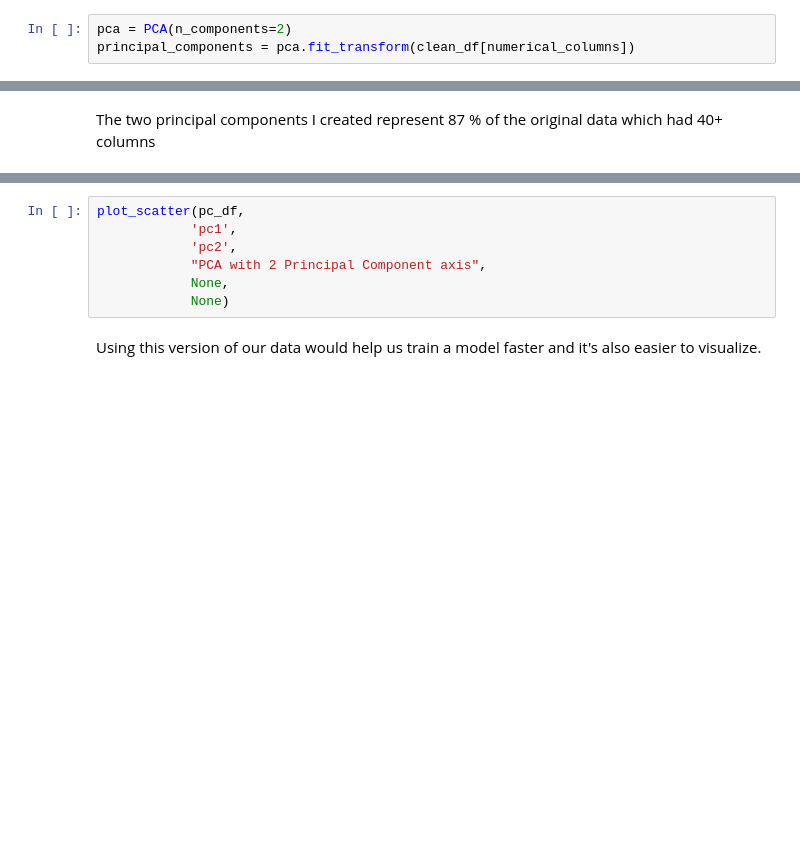
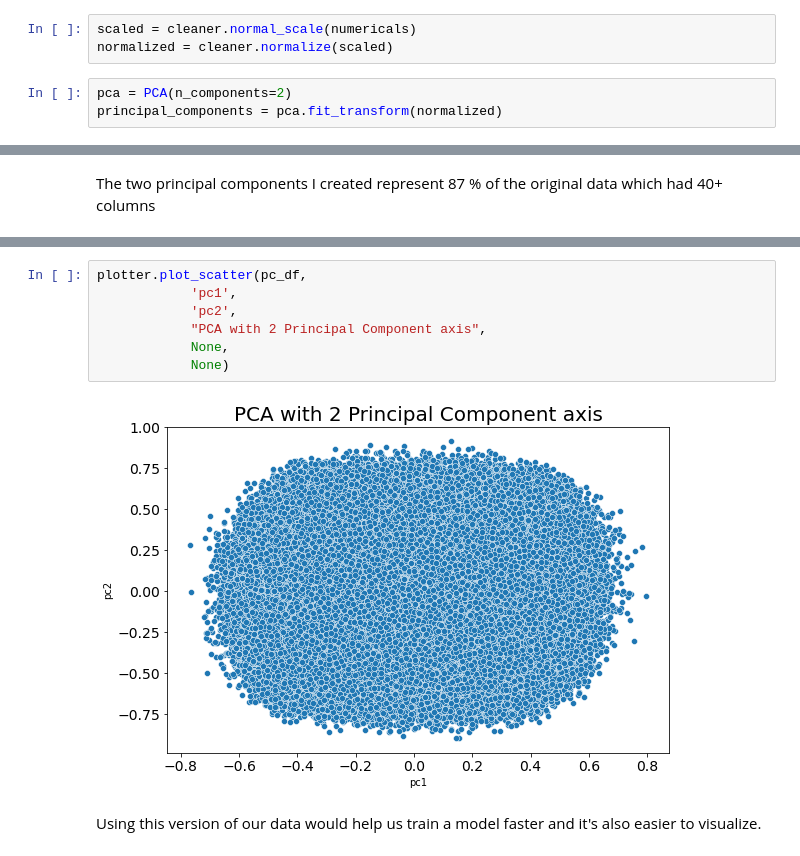
Before and after one commit to Hen0k/TellCo-user-analysis, a Jupyter notebook: notebooks/1-User-Overview-Analysis.ipynb, the cells around one changed output, grey strips where cells are left out. Drawn from its saved outputs; the diff is of its cells as text; blank space fills up the shorter version.

```diff
--- a/notebooks/1-User-Overview-Analysis.ipynb
+++ b/notebooks/1-User-Overview-Analysis.ipynb
@@ -406,9 +452,12 @@ Here, I have used Principal Component Analysis to reduce the dimentions of the d
 I only used the numerical collumns and Generated 2 principal components.
 # %%
 from sklearn.decomposition import PCA
+# %%
+scaled = cleaner.normal_scale(numericals)
+normalized = cleaner.normalize(scaled)
 # %%
 pca = PCA(n_components=2)
-principal_components = pca.fit_transform(clean_df[numerical_columns])
+principal_components = pca.fit_transform(normalized)
 # %%
 pc_df = pd.DataFrame(data=principal_components, columns=['pc1', 'pc2'])
 pc_df.head()
@@ -420,10 +479,12 @@ print(f'Information retained : {round(sum(pca.explained_variance_ratio_), 2)} ')
 # %%
-plot_scatter(pc_df,
+plotter.plot_scatter(pc_df,
             'pc1',
             'pc2',
             "PCA with 2 Principal Component axis",
             None,
             None)
+# %% [output]
+[figure, added]
 # %% [markdown]
 Using this version of our data would help us train a model faster and it's also easier to visualize.
 # %% [markdown]
```
Also changed, not shown: parts of 23 cells of this notebook.
